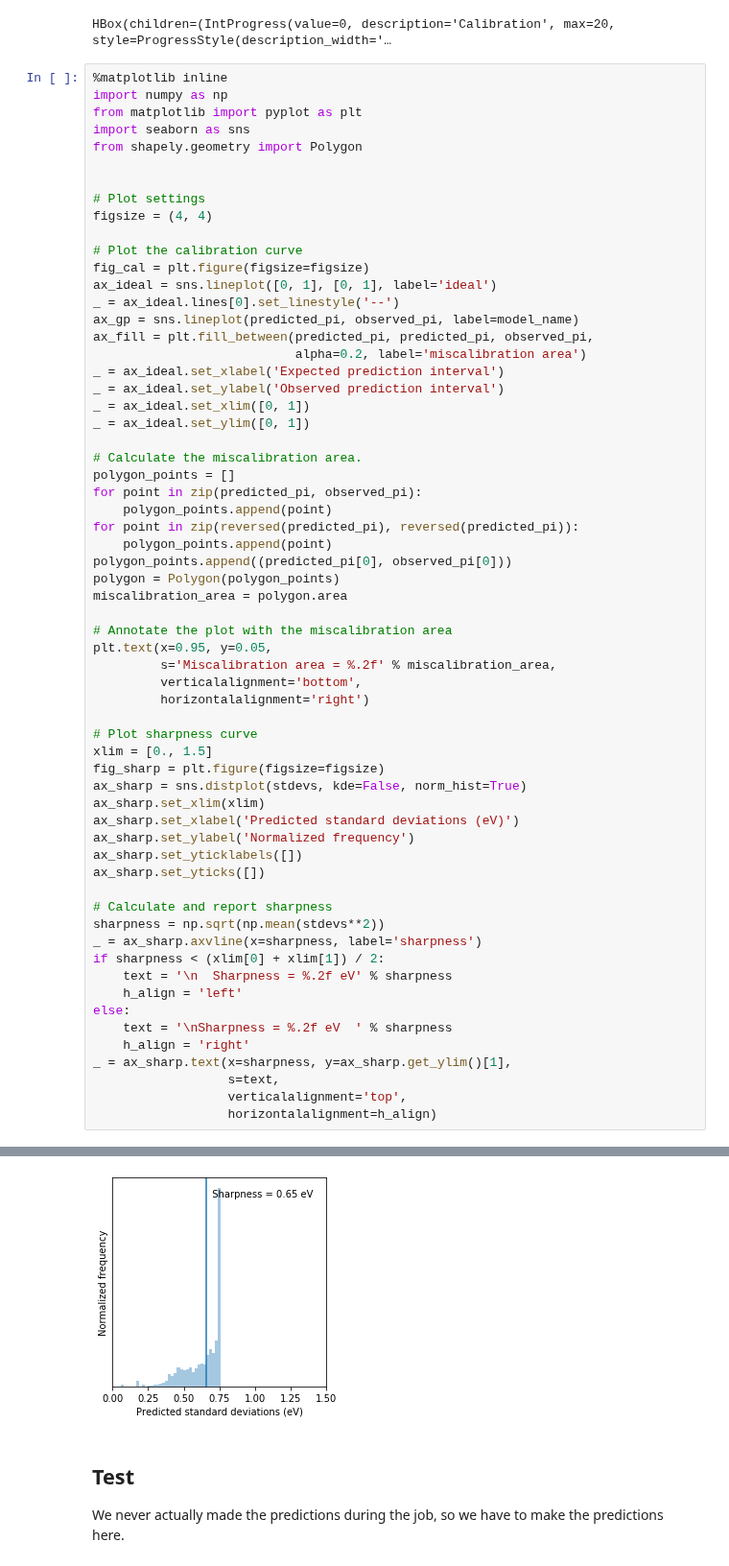
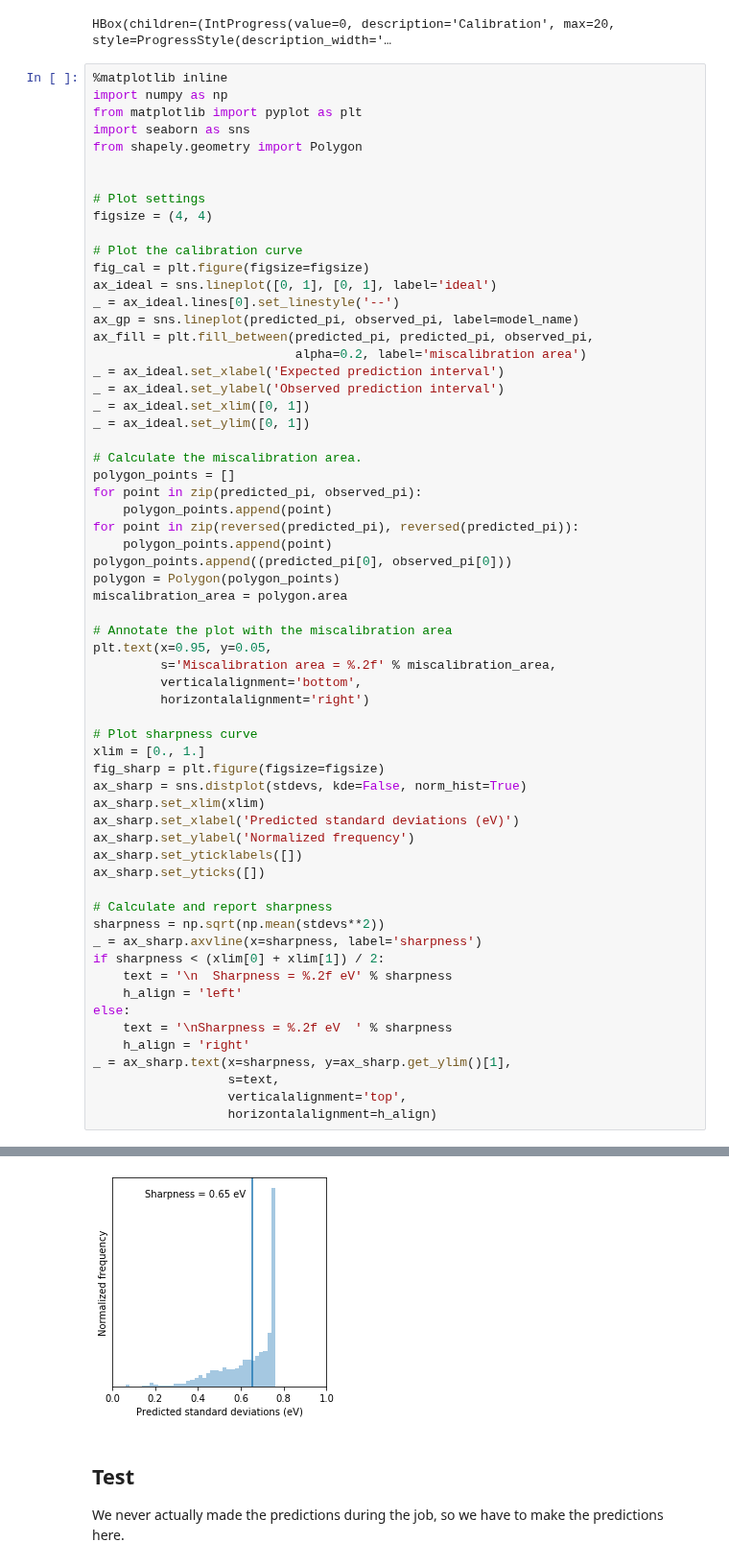
Before and after one commit to ulissigroup/uncertainty_benchmarking, a Jupyter notebook: GP/Matern/GP_Matern.ipynb, the cells around one changed output, grey strips where cells are left out. Shown at 96% size. Cells and saved outputs as stored; diff of their text form.

```diff
--- a/GP/Matern/GP_Matern.ipynb
+++ b/GP/Matern/GP_Matern.ipynb
@@ -380,35 +380,35 @@ miscalibration_area = polygon.area
 # Annotate the plot with the miscalibration area
 plt.text(x=0.95, y=0.05,
          s='Miscalibration area = %.2f' % miscalibration_area,
          verticalalignment='bottom',
          horizontalalignment='right')
 
 # Plot sharpness curve
-xlim = [0., 1.5]
+xlim = [0., 1.]
 fig_sharp = plt.figure(figsize=figsize)
 ax_sharp = sns.distplot(stdevs, kde=False, norm_hist=True)
 ax_sharp.set_xlim(xlim)
 ax_sharp.set_xlabel('Predicted standard deviations (eV)')
 ax_sharp.set_ylabel('Normalized frequency')
 ax_sharp.set_yticklabels([])
 ax_sharp.set_yticks([])
 
 # Calculate and report sharpness
 sharpness = np.sqrt(np.mean(stdevs**2))
 _ = ax_sharp.axvline(x=sharpness, label='sharpness')
 if sharpness < (xlim[0] + xlim[1]) / 2:
     text = '\n  Sharpness = %.2f eV' % sharpness
     h_align = 'left'
 else:
     text = '\nSharpness = %.2f eV  ' % sharpness
     h_align = 'right'
 _ = ax_sharp.text(x=sharpness, y=ax_sharp.get_ylim()[1],
                   s=text,
                   verticalalignment='top',
                   horizontalalignment=h_align)
 # %% [output]
 [figure]
-[figure, old version]
+[figure, new version]
 # %% [markdown]
 ## Test
 We never actually made the predictions during the job, so we have to make the predictions here.
```
Also changed, not shown: parts of 1 cell of this notebook, 16 other files.
